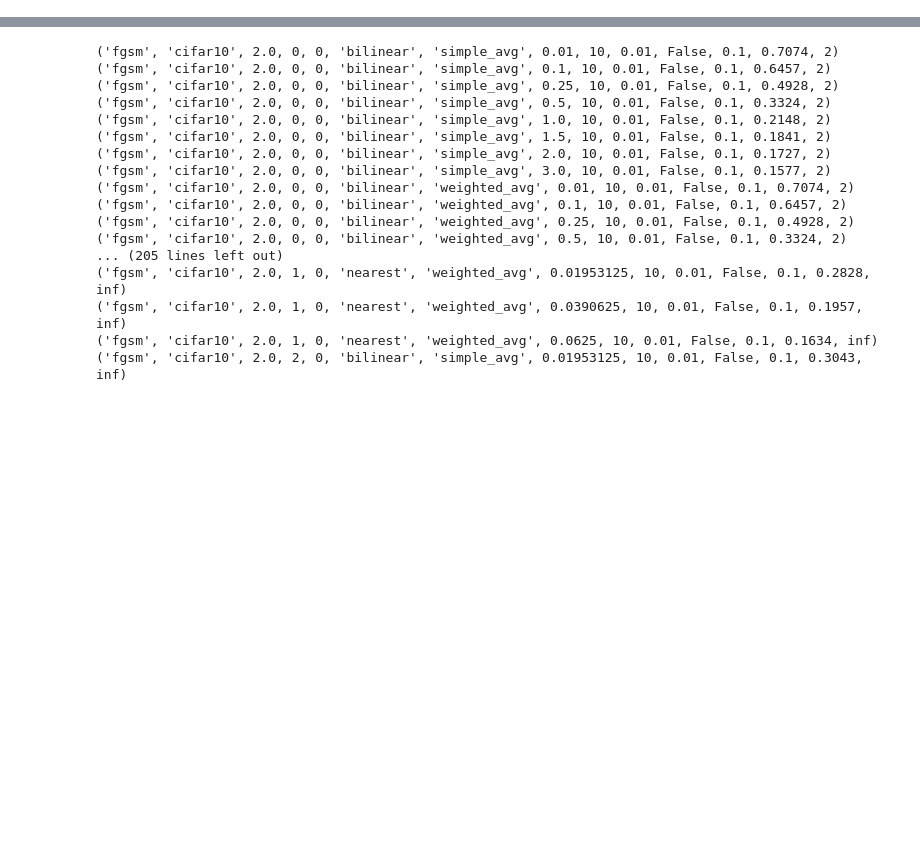
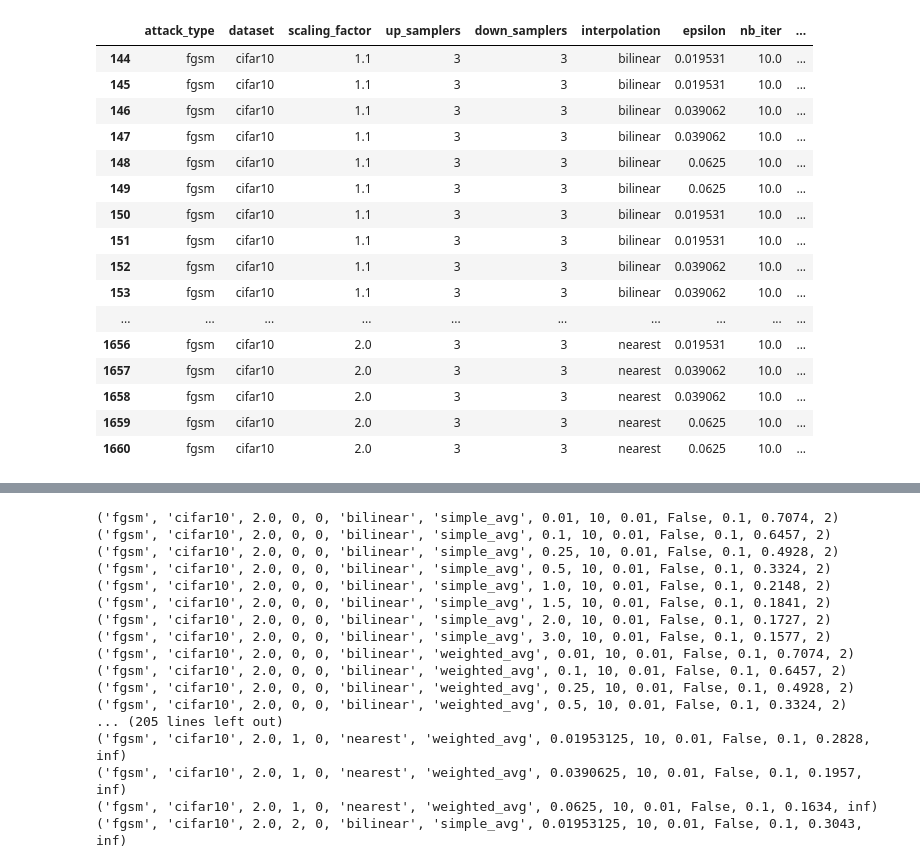
Before and after one commit to JasonTang99/gaussian-pyramid-defense, a Jupyter notebook: plot_exp.ipynb, the cells around one changed output, grey strips where cells are left out. Drawn from its saved outputs; the diff is of its cells as text; code cells hidden in the pictures; blank space fills up the shorter version.

```diff
--- a/plot_exp.ipynb
+++ b/plot_exp.ipynb
@@ -9,7 +10,3 @@ import pickle
 from collections import defaultdict
 
 from utils import read_results, write_results
-# %%
-# load experiment results
-with open('attack_results/cifar10_fgsm_2.0_results', 'rb') as f:
-    results = pickle.load(f)
@@ -19,0 +13,12 @@ defaultdict(<class 'int'>, {'simple_avg': 111, 'weighted_avg': 110})
+# %%
+# load fgsm experiment results
+fgsm_results = {}
+folder = 'attack_results/'
+for fp in os.listdir(folder):
+    if 'fgsm' in fp:
+        print(fp)
+        results = read_results(folder + fp)
+        # update total results
+        fgsm_results.update(results)
+
+print(len(fgsm_results))
@@ -19,0 +35,7 @@ defaultdict(<class 'int'>, {'simple_avg': 111, 'weighted_avg': 110})
+# %%
+# convert to pandas dataframe
+import pandas as pd
+df = pd.DataFrame.from_dict(fgsm_results, orient='index').reset_index(drop=True)
+df.columns = """attack_type, dataset, scaling_factor, up_samplers, down_samplers, interpolation, epsilon, nb_iter, eps_iter, rand_init, initial_const, linear_voting, test_acc, norm""".split(", ")
+df['num_models'] = df['up_samplers'] + df['down_samplers'] + 1
+df
@@ -19,0 +56,6 @@ defaultdict(<class 'int'>, {'simple_avg': 111, 'weighted_avg': 110})
+# %%
+# filter epsilon 0.0625	and dataset cifar10
+df = df[(df['epsilon'] == 0.0625) & (df['dataset'] == 'cifar10')]
+
+# max, mean, min test accuracy
+np.min(df['test_acc']), np.mean(df['test_acc']), np.max(df['test_acc'])
@@ -19,0 +98,23 @@ defaultdict(<class 'int'>, {'simple_avg': 111, 'weighted_avg': 110})
+# %%
+# get ones with 15 models from cifar10
+df_15 = df[(df['num_models'] == 7) & (df['dataset'] == 'cifar10')
+    & (df['norm'] != 2.0)]
+df_15
+# %% [output]
+|  | attack_type | dataset | scaling_factor | up_samplers | down_samplers | interpolation | epsilon | nb_iter | ... |
+| 144 | fgsm | cifar10 | 1.1 | 3 | 3 | bilinear | 0.019531 | 10.0 | ... |
+| 145 | fgsm | cifar10 | 1.1 | 3 | 3 | bilinear | 0.019531 | 10.0 | ... |
+| 146 | fgsm | cifar10 | 1.1 | 3 | 3 | bilinear | 0.039062 | 10.0 | ... |
+| 147 | fgsm | cifar10 | 1.1 | 3 | 3 | bilinear | 0.039062 | 10.0 | ... |
+| 148 | fgsm | cifar10 | 1.1 | 3 | 3 | bilinear | 0.0625 | 10.0 | ... |
+| 149 | fgsm | cifar10 | 1.1 | 3 | 3 | bilinear | 0.0625 | 10.0 | ... |
+| 150 | fgsm | cifar10 | 1.1 | 3 | 3 | bilinear | 0.019531 | 10.0 | ... |
+| 151 | fgsm | cifar10 | 1.1 | 3 | 3 | bilinear | 0.019531 | 10.0 | ... |
+| 152 | fgsm | cifar10 | 1.1 | 3 | 3 | bilinear | 0.039062 | 10.0 | ... |
+| 153 | fgsm | cifar10 | 1.1 | 3 | 3 | bilinear | 0.039062 | 10.0 | ... |
+| ... | ... | ... | ... | ... | ... | ... | ... | ... | ... |
+| 1656 | fgsm | cifar10 | 2.0 | 3 | 3 | nearest | 0.019531 | 10.0 | ... |
+| 1657 | fgsm | cifar10 | 2.0 | 3 | 3 | nearest | 0.039062 | 10.0 | ... |
+| 1658 | fgsm | cifar10 | 2.0 | 3 | 3 | nearest | 0.039062 | 10.0 | ... |
+| 1659 | fgsm | cifar10 | 2.0 | 3 | 3 | nearest | 0.0625 | 10.0 | ... |
+| 1660 | fgsm | cifar10 | 2.0 | 3 | 3 | nearest | 0.0625 | 10.0 | ... |
```
Also changed, not shown: parts of 13 cells of this notebook, 23 other files.
